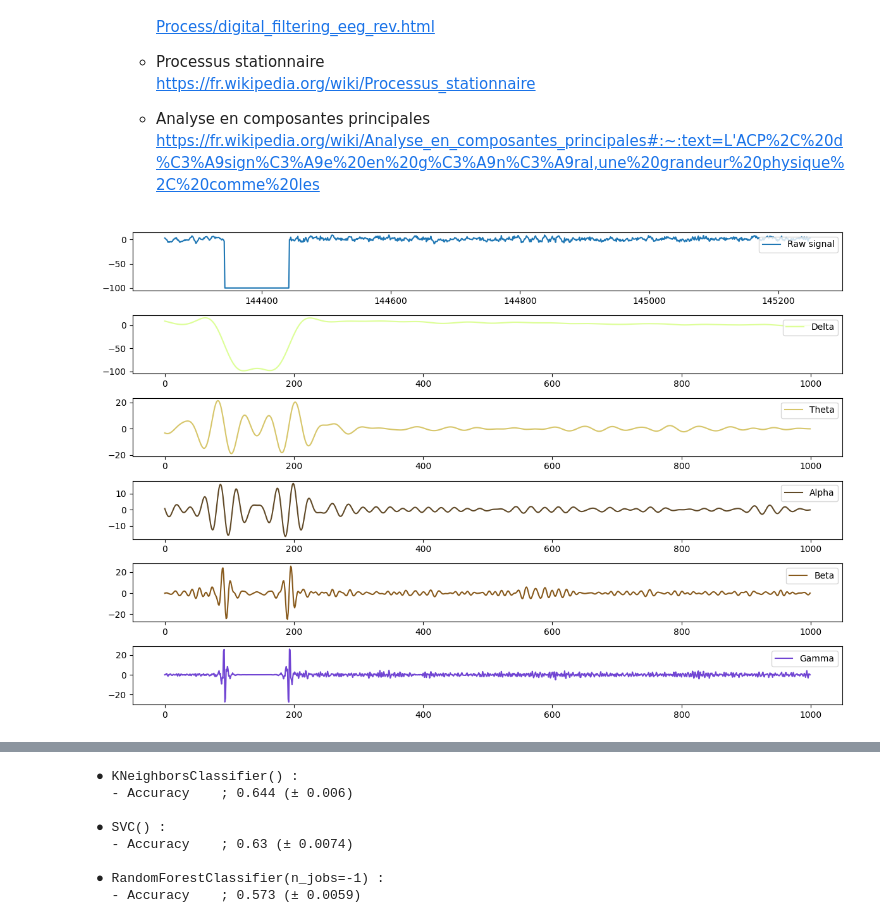
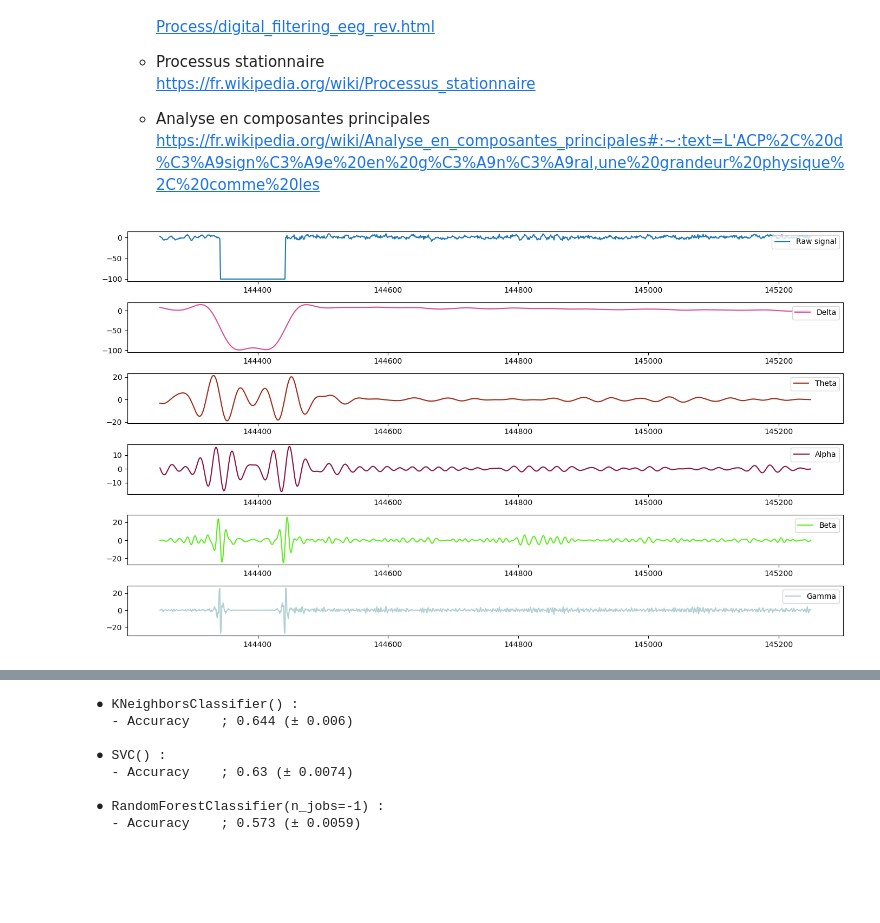
Before and after one commit to philippe-dpz/EEG_proj_repo, a Jupyter notebook: notebooks/Brn_EEG.ipynb, the cells around one changed output, grey strips where cells are left out. Cells and saved outputs as stored; diff of their text form; code cells hidden in the pictures; blank space fills up the shorter version.

```diff
--- a/notebooks/Brn_EEG.ipynb
+++ b/notebooks/Brn_EEG.ipynb
@@ -268,14 +272,16 @@ def simple_thresholding(serie : list) -> tuple[float, list] :
     return peak, serie / peak
 # %%
 ### Visualiser le signal original et les bandes de fréquences filtrées
-def plot_wavelets(raw : list, signals : dict[str, list]) :
-    _, ax = plt.subplots(len(signals) + 1, 1, figsize = (12, 8))
+def plot_wavelets(raw : list, signals : dict[str, list], size : tuple[int, int] = (14, 8)) -> None:
+    x_ticks = raw.index
+    _, ax = plt.subplots(nrows = len(signals) + 1, figsize = size) #, ncols = 1, sharex = 0
 
     ax[0].plot(raw, label = 'Raw signal')
     ax[0].legend(loc = 'upper right')
 
     for i, (band, signal) in enumerate(signals.items()):
-        ax[i + 1].plot(signal, label = f'{band}', c = np.random.rand(1, 3)[0])
+        ax[i + 1].plot(pd.Series(signal, x_ticks), label = f'{band}',
+                        c = np.random.rand(1, 3)[0])
         ax[i + 1].legend(loc = 'upper right')
 
     plt.tight_layout()
@@ -317,7 +323,7 @@ bands   = {'Delta': (.1, 4), 'Theta': (4, 8), 'Alpha': (8, 13), 'Beta': (13, 30)
 # Correspondance pour la classification
 hands   = {0 : 'Left', 1 : 'Right'}
 # Coefficients pour filtres Butterworth numérique d'ordre N pour le filtrage passe-bande
-b_coeff = {band : butter_bandpass(low, high, SAMPLE_RATE) for band, (low, high) in bands.items()}
+butter_coeff = {band : butter_bandpass(low, high, SAMPLE_RATE) for band, (low, high) in bands.items()}
 # %%
 path  = "../data/data.zip"
 files = [f'B0{i}0{j}T.csv' for i in range(1, 10) for j in range(1, 4)]
@@ -328,27 +334,27 @@ df_label_csv = csv_in_zip(path, sous_repertoir = 'y_train_only', fichiers_specif
 # %%
 ###
 # Test de décomposition des signaux en bandes de fréquences spécifiques compatibles avec les répartitions usuelles
 # dans le domaine des EEG ['Delta', 'Theta', 'Alpha', 'Beta', 'Gamma']
 ###
 k  = 144.25
 r  = range(int(scope * (k + 0)), int(scope * (k + 1)))
 df = df_train_csv[0]
 #
 c3 = df.loc[r, 'C3']
 # c4 = df.loc[r, 'C4']
 # cz = df.loc[r, 'Cz']
 #
-r3 = {band : bandpass_filter(c3, b, a) for band, (b, a) in b_coeff.items()}
+r3 = {band : bandpass_filter(c3, b, a) for band, (b, a) in butter_coeff.items()}
 # r4 = {band : bandpass_filter(c4, b, a) for band, (b, a) in b_coeff.items()}
 # rz = {band : bandpass_filter(cz, b, a) for band, (b, a) in b_coeff.items()}
 #
 # plt.figure(figsize = (13, 3))
 # plt.plot(df.loc[r, 'C3'])
 # plt.show()
 #
 plot_wavelets(c3, r3)
 # plot_wavelets(c4, r4)
 # plot_wavelets(cz, rz)
 # %% [output]
-[figure, old version]
+[figure, new version]
 # %%
```
Also changed, not shown: parts of 6 cells of this notebook.
